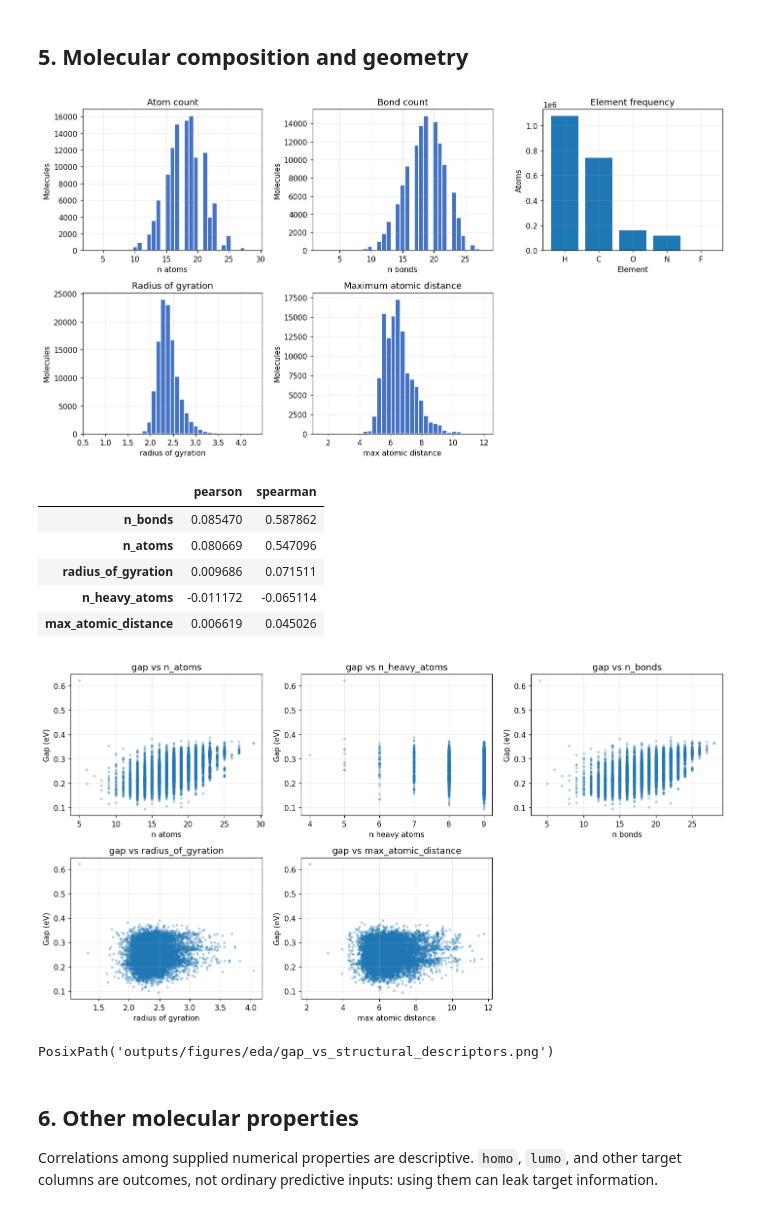
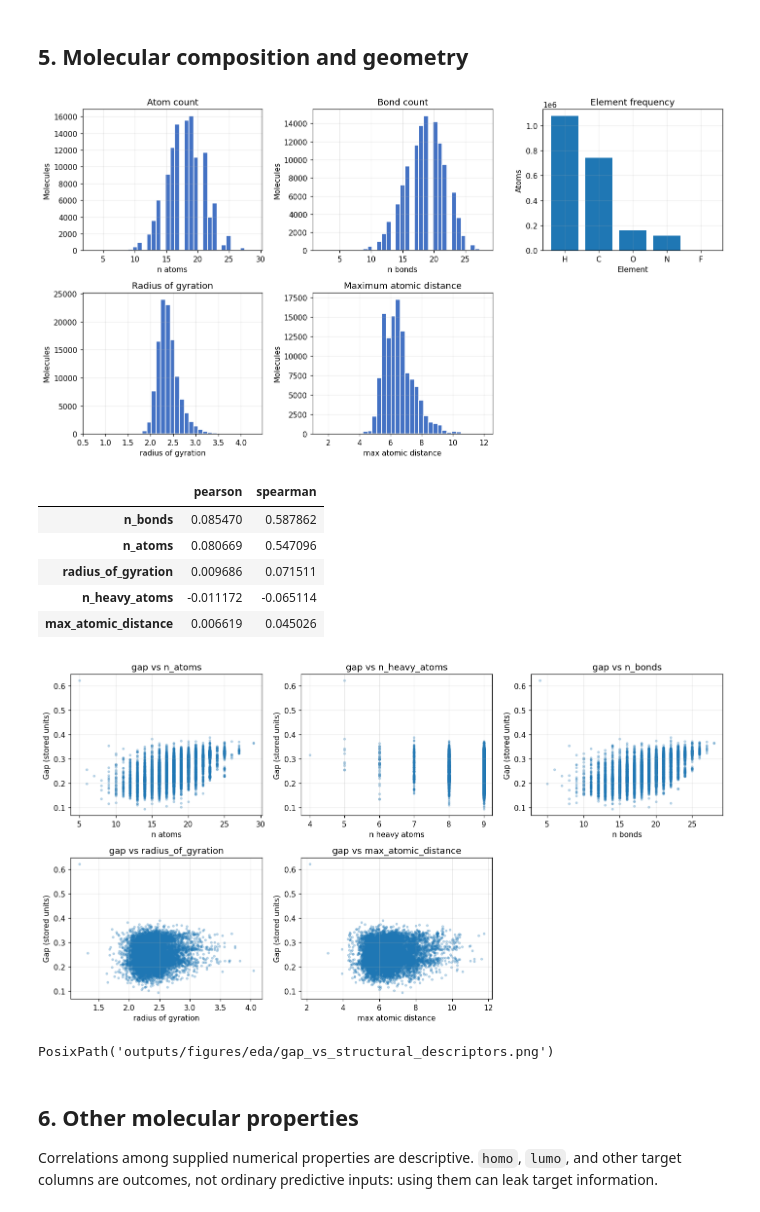
Before and after one commit to leonardodibari/MindTheGap, a Jupyter notebook: notebooks/01_preliminary_data_analysis.ipynb, the cells around one changed output. Saved outputs shown, nothing was run; the diff lists cells and outputs as text; code cells hidden in the pictures.

```diff
--- a/notebooks/01_preliminary_data_analysis.ipynb
+++ b/notebooks/01_preliminary_data_analysis.ipynb
@@ -259,35 +259,35 @@ for ax, column, title in [
     ax.set(title=title, xlabel=column.replace("_", " "), ylabel="Molecules")
 element_totals = metadata.filter(like="element_").sum().sort_values(ascending=False)
 axes[0, 2].bar(element_totals.index.str.replace("element_", ""), element_totals.values)
 axes[0, 2].set(title="Element frequency", xlabel="Element", ylabel="Atoms")
 axes[1, 2].axis("off")
 savefig("composition_and_geometry")
 
 descriptor_cols = ["n_atoms", "n_heavy_atoms", "n_bonds", "radius_of_gyration", "max_atomic_distance"]
 analysis = metadata.set_index("mol_id")[descriptor_cols].join(df.set_index("mol_id")["gap"])
 descriptor_correlations = pd.DataFrame({
     "pearson": analysis.corr(method="pearson")["gap"].drop("gap"),
     "spearman": analysis.corr(method="spearman")["gap"].drop("gap"),
 }).sort_values("spearman", key=abs, ascending=False)
 display(descriptor_correlations)
 
 fig, axes = plt.subplots(2, 3, figsize=(13, 7))
 plot_data = analysis.dropna(subset=["gap"])
 plot_data = plot_data.sample(min(10_000, len(plot_data)), random_state=RANDOM_STATE)
 for ax, column in zip(axes.flat, descriptor_cols):
     ax.scatter(plot_data[column], plot_data["gap"], s=7, alpha=0.25)
-    ax.set(xlabel=column.replace("_", " "), ylabel="Gap (eV)", title=f"gap vs {column}")
+    ax.set(xlabel=column.replace("_", " "), ylabel="Gap (stored units)", title=f"gap vs {column}")
 axes.flat[-1].axis("off")
 savefig("gap_vs_structural_descriptors")
 # %% [output]
 [figure]
 |  | pearson | spearman |
 | n_bonds | 0.085470 | 0.587862 |
 | n_atoms | 0.080669 | 0.547096 |
 | radius_of_gyration | 0.009686 | 0.071511 |
 | n_heavy_atoms | -0.011172 | -0.065114 |
 | max_atomic_distance | 0.006619 | 0.045026 |
-[figure, old version]
+[figure, new version]
 PosixPath('outputs/figures/eda/gap_vs_structural_descriptors.png')
 # %% [markdown]
 ## 6. Other molecular properties
```
Also changed, not shown: parts of 22 cells of this notebook, 9 other files.
